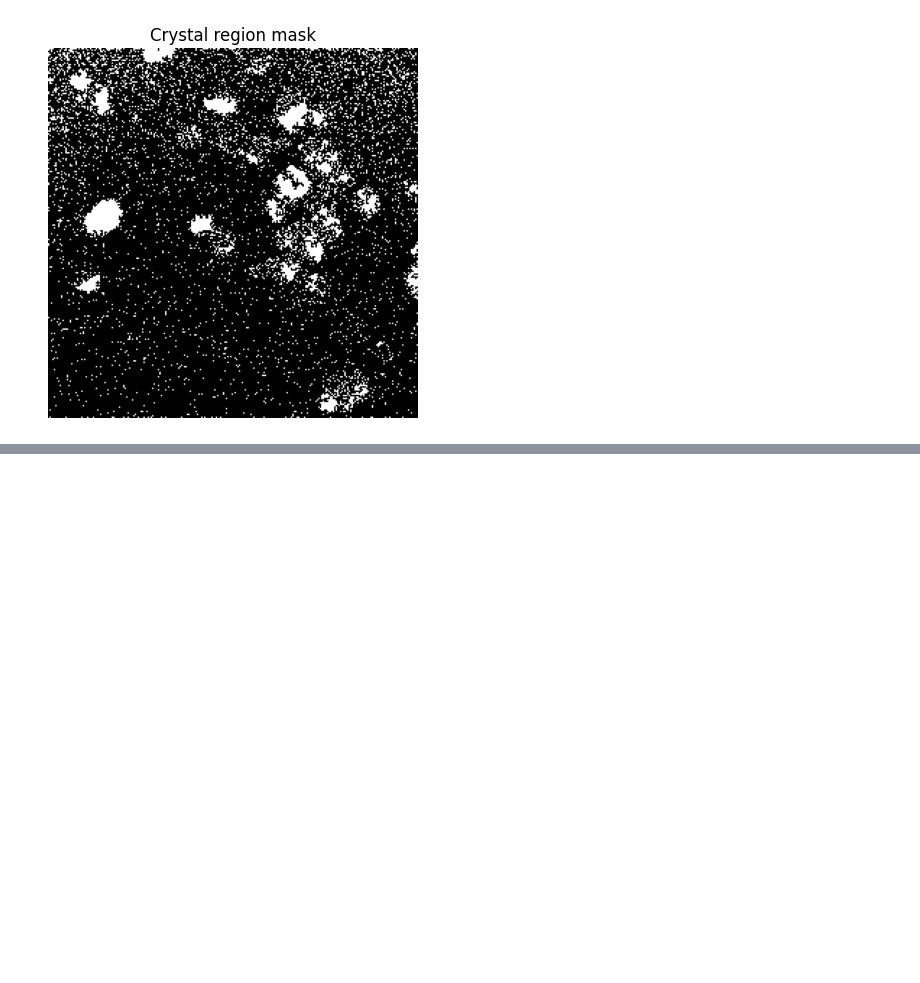
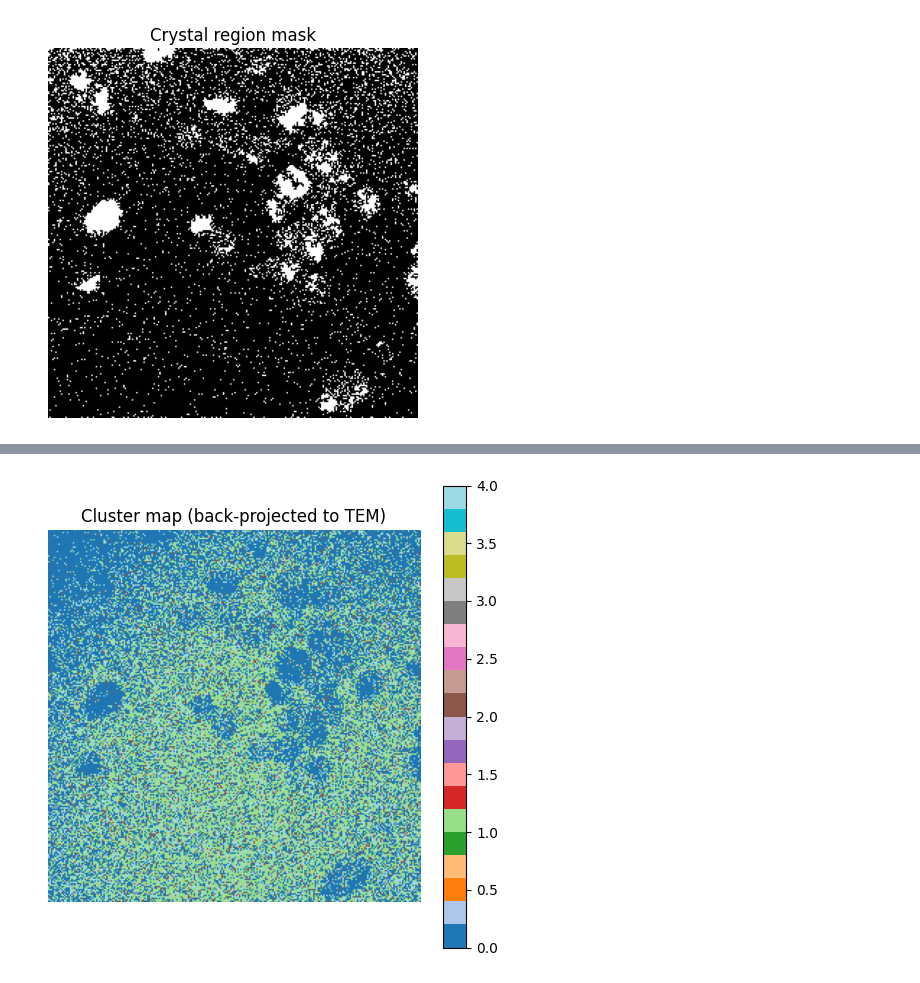
Before and after one commit to Tndeal/PH-TEM, a Jupyter notebook: image_topology/first_run.ipynb, the cells around one changed output, grey strips where cells are left out. Saved outputs shown, nothing was run; the diff lists cells and outputs as text; code cells hidden in the pictures; blank space fills up the shorter version.

```diff
--- a/image_topology/first_run.ipynb
+++ b/image_topology/first_run.ipynb
@@ -253,0 +284,16 @@ plt.show()
+# %%
+labels = KMeans(n_clusters=5).fit_predict(vectorised_patches)
+
+positions = get_positions(image_data)
+label_img = label_to_image(image_data, labels, positions)
+
+import matplotlib.pyplot as plt
+
+plt.figure(figsize=(6,6))
+plt.imshow(label_img, cmap="tab20")
+plt.title("Cluster map (back-projected to TEM)")
+plt.colorbar()
+plt.axis("off")
+plt.show()
+# %% [output]
+[figure, added]
```
Also changed, not shown: parts of 7 cells of this notebook.
